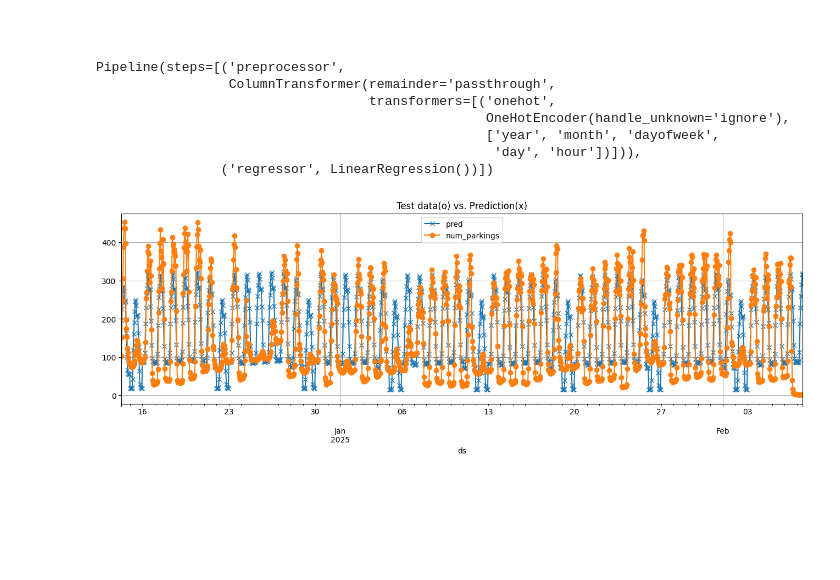
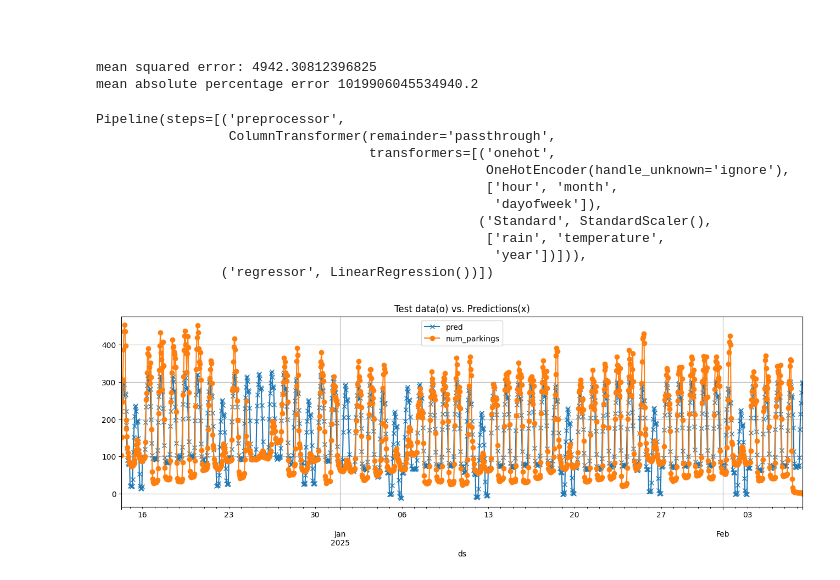
Before and after one commit to City-of-Turku/parkings-weather-correlation, a Jupyter notebook: scikit/linear_regression.ipynb, the cells around one changed output. Saved outputs shown, nothing was run; the diff lists cells and outputs as text; code cells hidden in the pictures; blank space fills up the shorter version.

```diff
--- a/scikit/linear_regression.ipynb
+++ b/scikit/linear_regression.ipynb
@@ -42,14 +45,19 @@ Found 718955 parkings in zone
 # %%
 df = add_seasonability_columns(df)
 pipeline = get_pipeline(SEASONABILITY_COLUMNS)
-X_test, y_test = fit_model(pipeline, df, SEASONABILITY_COLUMNS)
-compoare_test_with_predicition(pipeline, X_test, y_test)
+X_test, y_test = fit_model(pipeline, df, SEASONABILITY_COLUMNS+[RAIN, TEMPERATURE])
+compare_test_with_predicition(pipeline, X_test, y_test)
 # %% [output]
-Pipeline(steps=[('preprocessor',
-                 ColumnTransformer(remainder='passthrough',
-                                   transformers=[('onehot',
-                                                  OneHotEncoder(handle_unknown='ignore'),
-                                                  ['year', 'month', 'dayofweek',
-                                                   'day', 'hour'])])),
-                ('regressor', LinearRegression())])
+mean squared error: 4942.30812396825
+mean absolute percentage error 1019906045534940.2
+Pipeline(steps=[('preprocessor',
+                 ColumnTransformer(remainder='passthrough',
+                                   transformers=[('onehot',
+                                                  OneHotEncoder(handle_unknown='ignore'),
+                                                  ['hour', 'month',
+                                                   'dayofweek']),
+                                                 ('Standard', StandardScaler(),
+                                                  ['rain', 'temperature',
+                                                   'year'])])),
+                ('regressor', LinearRegression())])
-[figure, old version]
+[figure, new version]
```
Also changed, not shown: parts of 1 cell of this notebook, 1 other file.
